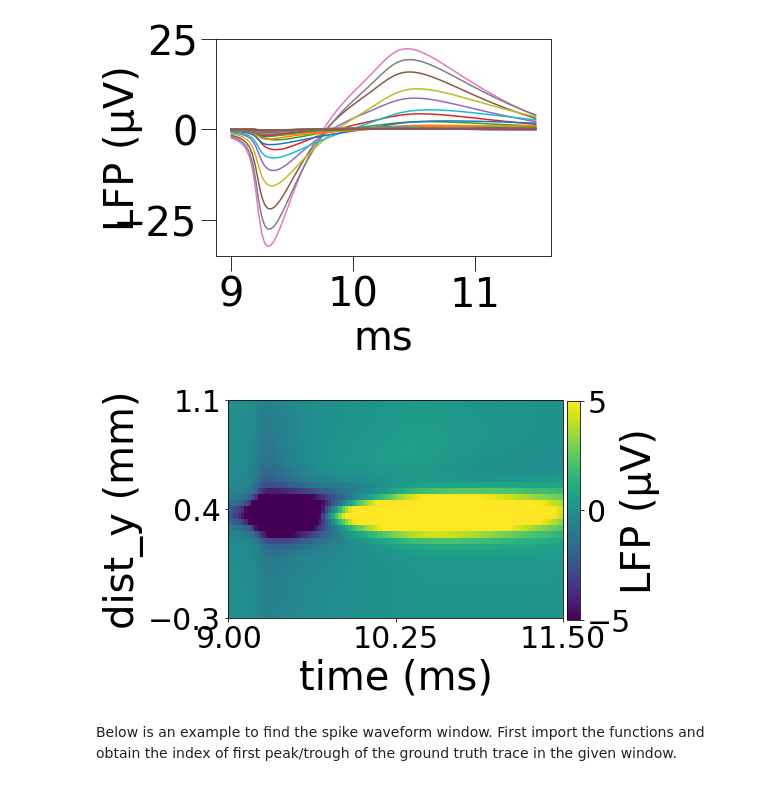
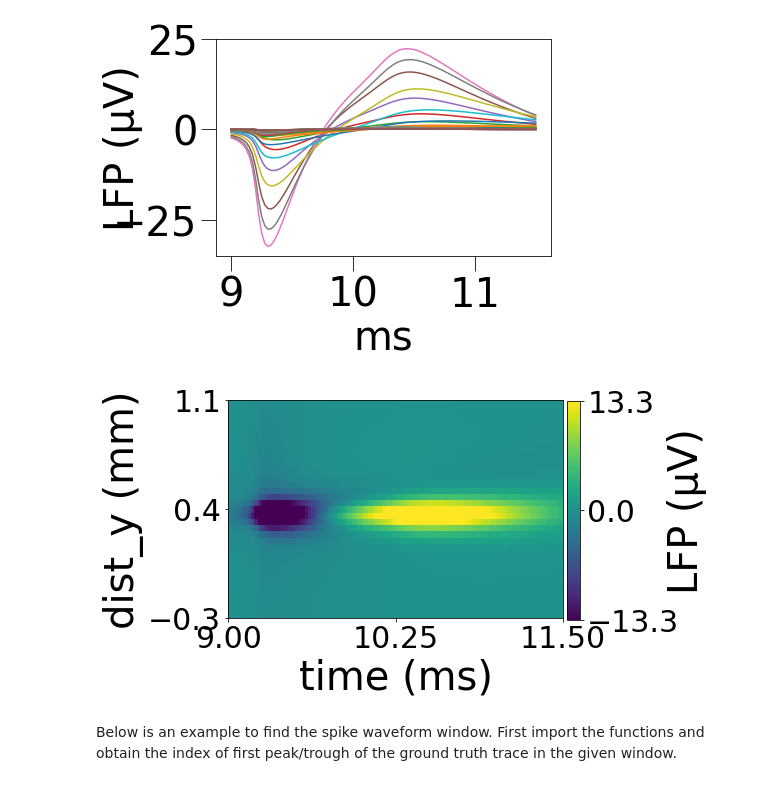
Before and after one commit to chenziao/Stylized-Cell-model, a Jupyter notebook: active_channel_model_groundtruth.ipynb, the cells around one changed output. Saved outputs shown, nothing was run; the diff lists cells and outputs as text; code cells hidden in the pictures.

Commit message:
Update plotting functions

```diff
--- a/active_channel_model_groundtruth.ipynb
+++ b/active_channel_model_groundtruth.ipynb
@@ -68,10 +68,10 @@ fig,ax = plot_LFP_traces(t[idx],lfp[idx,:])
 [figure]
 # %%
 e_idx = slice(40,-20)  # electrodes index
-fig,ax = plot_LFP_heatmap(t[idx],pos[e_idx,1],lfp[idx,e_idx],vlim=[-5,5])
+fig,ax = plot_LFP_heatmap(t[idx],pos[e_idx,1],lfp[idx,e_idx])
 # set narrower "vlim" can help see more subtle difference in voltage
 # %% [output]
-[figure, old version]
+[figure, new version]
 # %% [markdown]
 Below is an example to find the spike waveform window. First import the functions and obtain the index of first peak/trough of the ground truth trace in the given window.
 # %%
```
Also changed, not shown: 3 other files.
